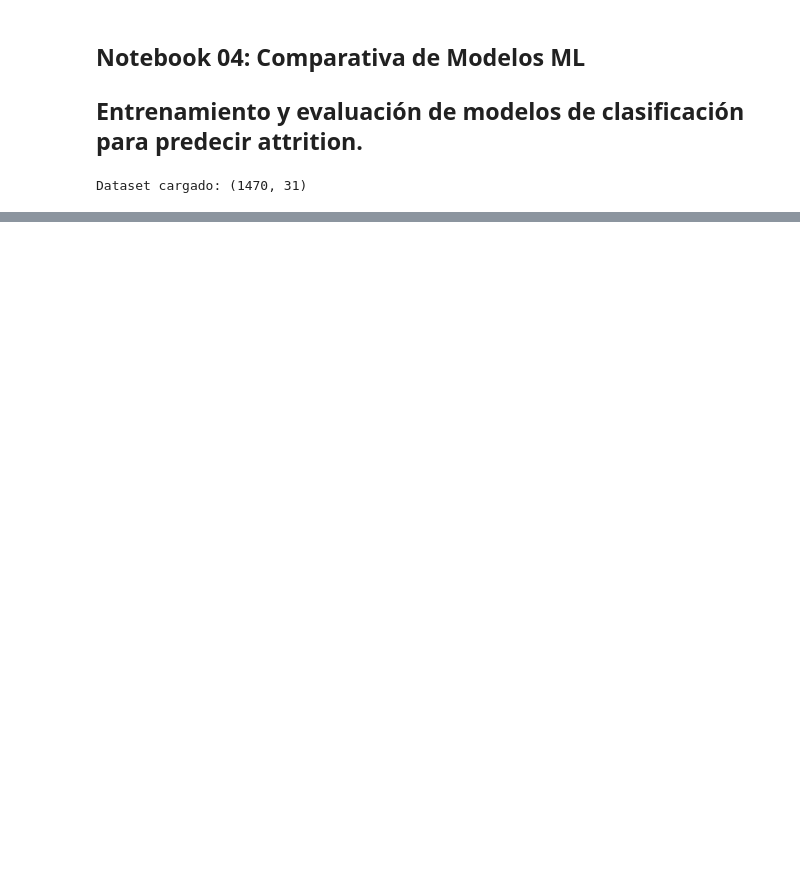
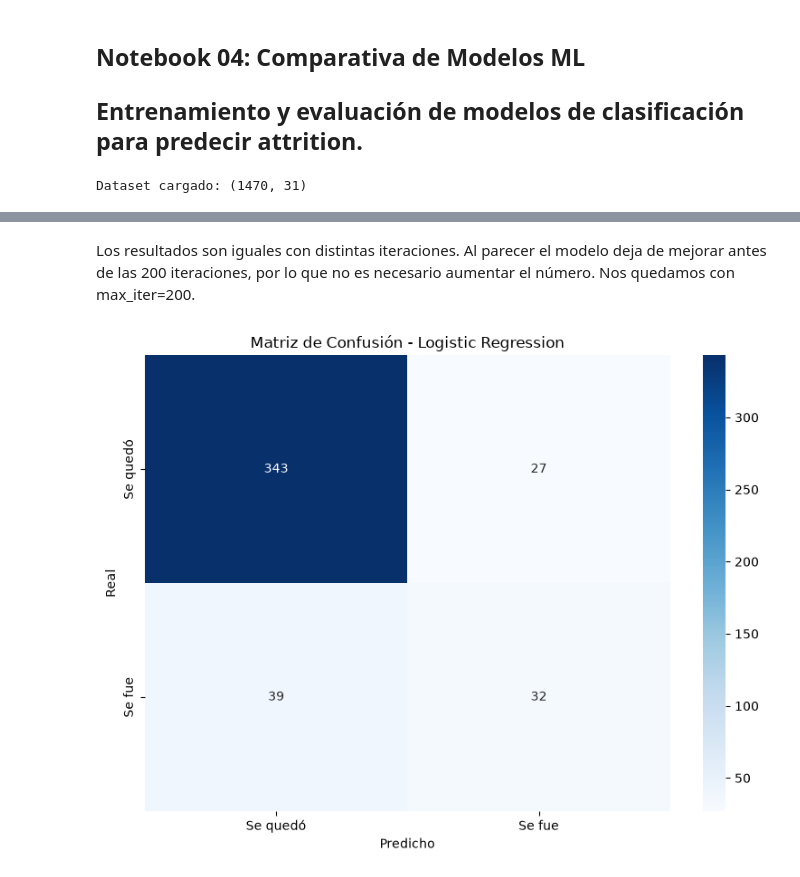
Before and after one commit to MarioFernandezH/TFM-Employee-Attrition, a Jupyter notebook: notebooks/04_models_comparison.ipynb, the cells around one changed output, grey strips where cells are left out. Saved outputs shown, nothing was run; the diff lists cells and outputs as text; code cells hidden in the pictures; blank space fills up the shorter version.

Commit message:
Comparativa modelos LR y RF

```diff
--- a/notebooks/04_models_comparison.ipynb
+++ b/notebooks/04_models_comparison.ipynb
@@ -25,0 +51,6 @@ Dataset cargado: (1470, 31)
+# %%
+X_train, X_test, y_train, y_test = train_test_split(
+    X, y, test_size=0.3, random_state=42, stratify=y)
+
+print(f'Balance train: {y_train.value_counts(normalize=True).round(3).to_dict()}')
+print(f'Balance test: {y_test.value_counts(normalize=True).round(3).to_dict()}')
@@ -25,0 +113,18 @@ Dataset cargado: (1470, 31)
+# %%
+# --- Logistic Regression ---
+
+lr = LogisticRegression(max_iter=200, random_state=42)
+lr.fit(X_train_scaled, y_train_smote)
+
+# Predecir
+y_pred_lr = lr.predict(X_test_scaled)
+y_prob_lr = lr.predict_proba(X_test_scaled)[:, 1]
+
+print('=== LOGISTIC REGRESSION ===')
+print(f'Accuracy: {accuracy_score(y_test, y_pred_lr):.4f}')
+print(f'Recall: {recall_score(y_test, y_pred_lr):.4f}')
+print(f'Precision: {precision_score(y_test, y_pred_lr):.4f}')
+print(f'F1: {f1_score(y_test, y_pred_lr):.4f}')
+print(f'AUC-ROC: {roc_auc_score(y_test, y_prob_lr):.4f}')
+print(f'\nClassification Report:')
+print(classification_report(y_test, y_pred_lr))
@@ -25,0 +148,19 @@ Dataset cargado: (1470, 31)
+# %% [markdown]
+Los resultados son iguales con distintas iteraciones. Al parecer el modelo deja de mejorar antes de las 200 iteraciones, por lo que no es necesario aumentar el número. Nos quedamos con max_iter=200.
+# %%
+# --- Matriz de confusión LR ---
+
+fig, ax = plt.subplots(figsize=(8, 6))
+cm = confusion_matrix(y_test, y_pred_lr)
+sns.heatmap(cm, annot=True, fmt='d', cmap='Blues', ax=ax,
+            xticklabels=['Se quedó', 'Se fue'],
+            yticklabels=['Se quedó', 'Se fue'])
+ax.set_title('Matriz de Confusión - Logistic Regression')
+ax.set_ylabel('Real')
+ax.set_xlabel('Predicho')
+plt.tight_layout()
+plt.savefig('../reports/figures/cm_logistic_regression.png',
+            dpi=150, bbox_inches='tight')
+plt.show()
+# %% [output]
+[figure, added]
```
Also changed, not shown: parts of 13 cells of this notebook, 3 other files.
